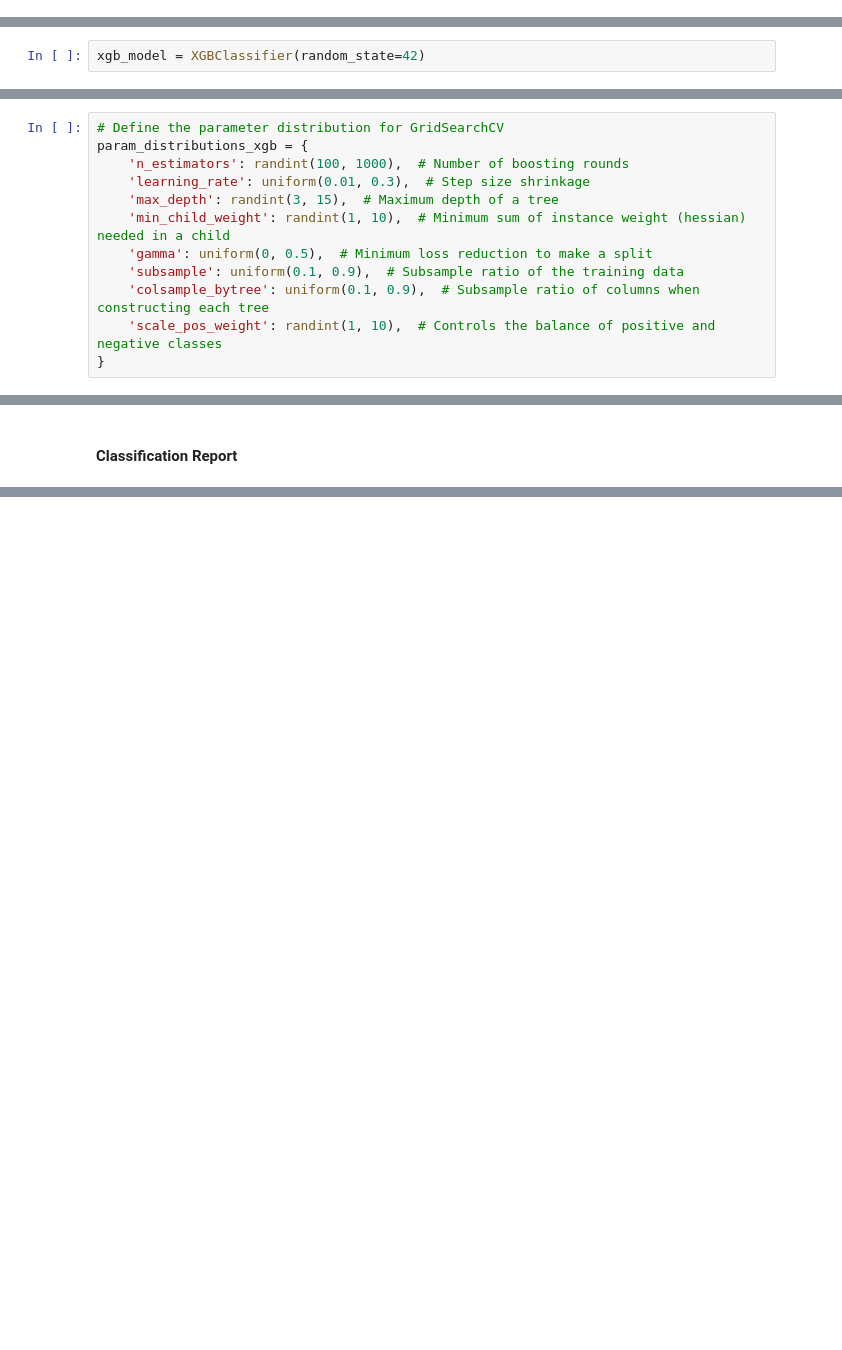
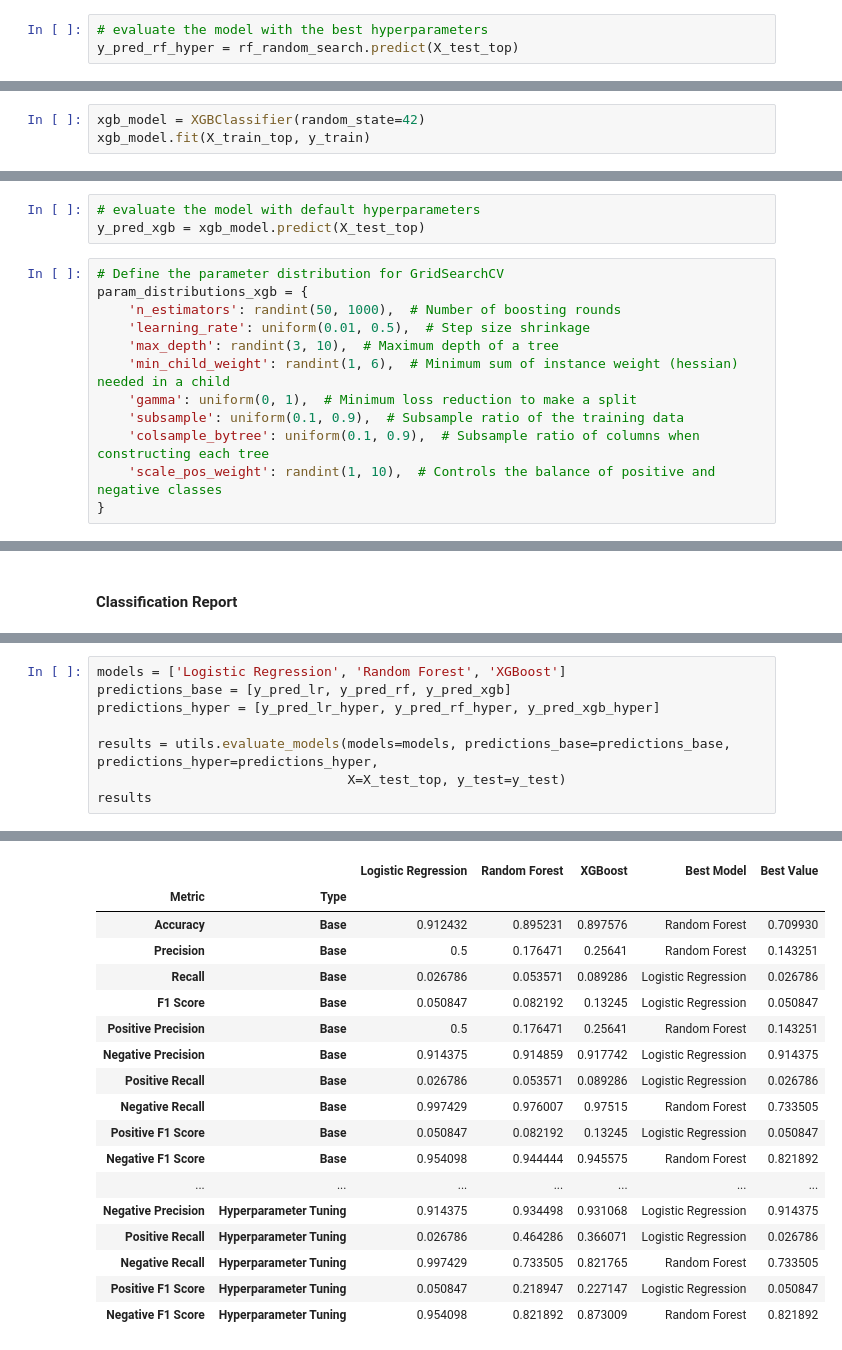
Before and after one commit to itsGarrin/prepaid-card-marketing, a Jupyter notebook: notebook/prepaid-card-marketing.ipynb, the cells around one changed output, grey strips where cells are left out. Saved outputs shown, nothing was run; the diff lists cells and outputs as text; blank space fills up the shorter version.

```diff
--- a/notebook/prepaid-card-marketing.ipynb
+++ b/notebook/prepaid-card-marketing.ipynb
@@ -405,0 +486,3 @@ weighted avg       0.89      0.91      0.88      1279
+# %%
+# evaluate the model with the best hyperparameters
+y_pred_rf_hyper = rf_random_search.predict(X_test_top)
@@ -407,3 +504,4 @@ weighted avg       0.89      0.91      0.88      1279
 ### XGBoost
 # %%
 xgb_model = XGBClassifier(random_state=42)
+xgb_model.fit(X_train_top, y_train)
@@ -410,11 +520,14 @@ xgb_model = XGBClassifier(random_state=42)
+# %%
+# evaluate the model with default hyperparameters
+y_pred_xgb = xgb_model.predict(X_test_top)
 # %%
 # Define the parameter distribution for GridSearchCV
 param_distributions_xgb = {
-    'n_estimators': randint(100, 1000),  # Number of boosting rounds
-    'learning_rate': uniform(0.01, 0.3),  # Step size shrinkage
-    'max_depth': randint(3, 15),  # Maximum depth of a tree
-    'min_child_weight': randint(1, 10),  # Minimum sum of instance weight (hessian) needed in a child
-    'gamma': uniform(0, 0.5),  # Minimum loss reduction to make a split
+    'n_estimators': randint(50, 1000),  # Number of boosting rounds
+    'learning_rate': uniform(0.01, 0.5),  # Step size shrinkage
+    'max_depth': randint(3, 10),  # Maximum depth of a tree
+    'min_child_weight': randint(1, 6),  # Minimum sum of instance weight (hessian) needed in a child
+    'gamma': uniform(0, 1),  # Minimum loss reduction to make a split
     'subsample': uniform(0.1, 0.9),  # Subsample ratio of the training data
     'colsample_bytree': uniform(0.1, 0.9),  # Subsample ratio of columns when constructing each tree
     'scale_pos_weight': randint(1, 10),  # Controls the balance of positive and negative classes
@@ -534,0 +613,9 @@ weighted avg       0.87      0.81      0.83      1279
+# %%
+models = ['Logistic Regression', 'Random Forest', 'XGBoost']
+predictions_base = [y_pred_lr, y_pred_rf, y_pred_xgb]
+predictions_hyper = [y_pred_lr_hyper, y_pred_rf_hyper, y_pred_xgb_hyper]
+
+results = utils.evaluate_models(models=models, predictions_base=predictions_base, predictions_hyper=predictions_hyper,
+                                X=X_test_top, y_test=y_test)
+results
+# %% [output]
@@ -534,0 +637,18 @@ weighted avg       0.87      0.81      0.83      1279
+|  |  | Logistic Regression | Random Forest | XGBoost | Best Model | Best Value |
+| Metric | Type |  |  |  |  |  |
+| Accuracy | Base | 0.912432 | 0.895231 | 0.897576 | Random Forest | 0.709930 |
+| Precision | Base | 0.5 | 0.176471 | 0.25641 | Random Forest | 0.143251 |
+| Recall | Base | 0.026786 | 0.053571 | 0.089286 | Logistic Regression | 0.026786 |
+| F1 Score | Base | 0.050847 | 0.082192 | 0.13245 | Logistic Regression | 0.050847 |
+| Positive Precision | Base | 0.5 | 0.176471 | 0.25641 | Random Forest | 0.143251 |
+| Negative Precision | Base | 0.914375 | 0.914859 | 0.917742 | Logistic Regression | 0.914375 |
+| Positive Recall | Base | 0.026786 | 0.053571 | 0.089286 | Logistic Regression | 0.026786 |
+| Negative Recall | Base | 0.997429 | 0.976007 | 0.97515 | Random Forest | 0.733505 |
+| Positive F1 Score | Base | 0.050847 | 0.082192 | 0.13245 | Logistic Regression | 0.050847 |
+| Negative F1 Score | Base | 0.954098 | 0.944444 | 0.945575 | Random Forest | 0.821892 |
+| ... | ... | ... | ... | ... | ... | ... |
+| Negative Precision | Hyperparameter Tuning | 0.914375 | 0.934498 | 0.931068 | Logistic Regression | 0.914375 |
+| Positive Recall | Hyperparameter Tuning | 0.026786 | 0.464286 | 0.366071 | Logistic Regression | 0.026786 |
+| Negative Recall | Hyperparameter Tuning | 0.997429 | 0.733505 | 0.821765 | Random Forest | 0.733505 |
+| Positive F1 Score | Hyperparameter Tuning | 0.050847 | 0.218947 | 0.227147 | Logistic Regression | 0.050847 |
+| Negative F1 Score | Hyperparameter Tuning | 0.954098 | 0.821892 | 0.873009 | Random Forest | 0.821892 |
```
Also changed, not shown: parts of 32 cells of this notebook, 1 other file.
